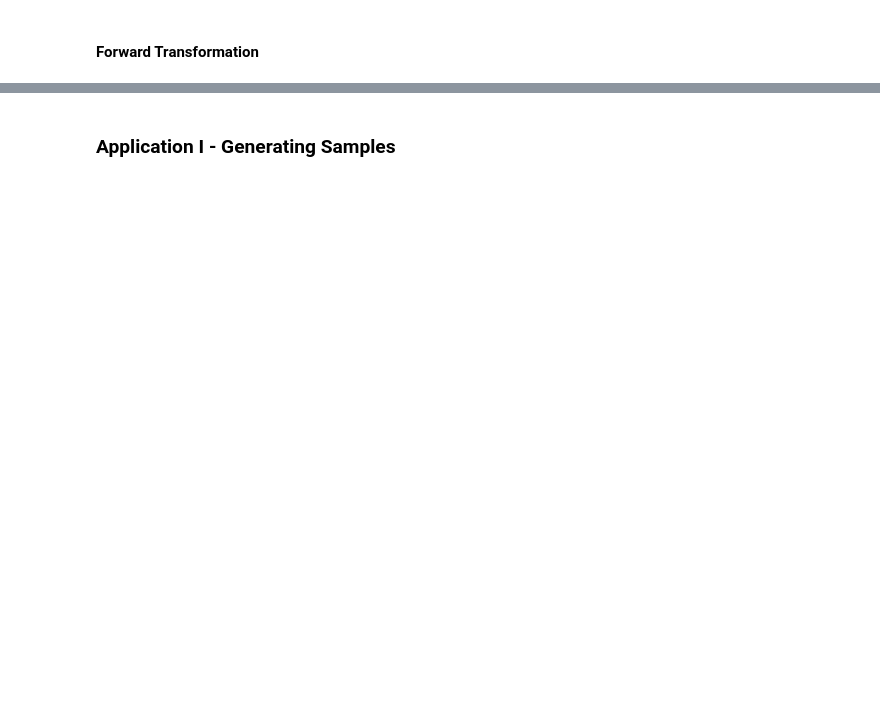
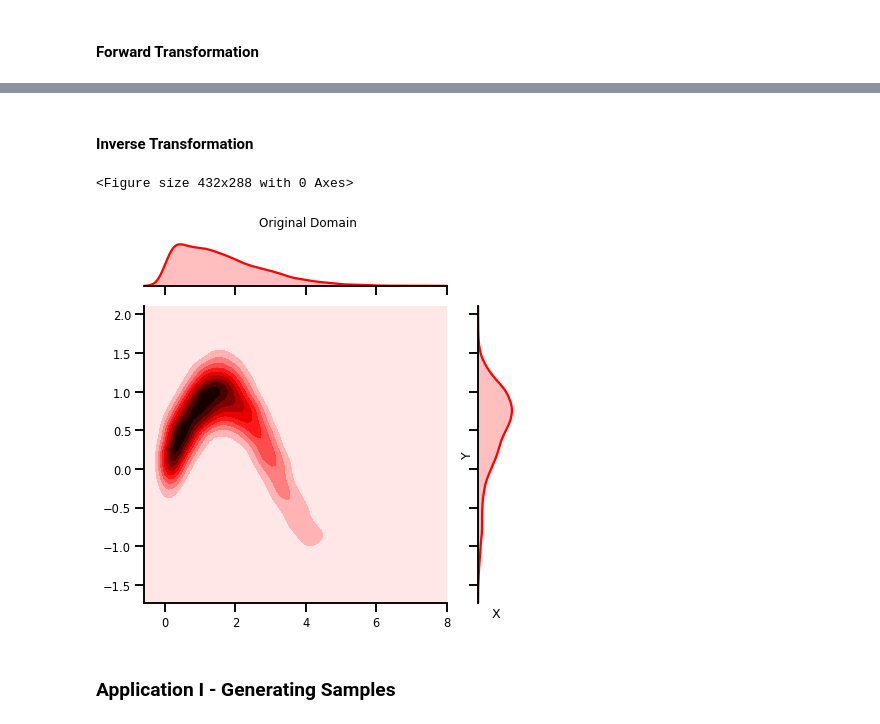
Before and after one commit to IPL-UV/rbig_jax, a Jupyter notebook: notebooks/parametric/1.0_Demo_GaussFlows.ipynb, the cells around one changed output, grey strips where cells are left out. Cells and saved outputs as stored; diff of their text form; code cells hidden in the pictures; blank space fills up the shorter version.

Commit message:
gaussianization flow wrapper. * better demo with GF * relegated extras to another notebook.

```diff
--- a/notebooks/parametric/1.0_Demo_GaussFlows.ipynb
+++ b/notebooks/parametric/1.0_Demo_GaussFlows.ipynb
@@ -133,12 +75,0 @@ plot_joint(z, "red", "Householder Reflections", kind='kde', logger=False)
-# %%
-from sklearn import datasets
-# data
-
-n_samples = 2_000
-n_features = 2
-
-# generate data
-# data = get_classic(n_samples)
-data = datasets.make_circles(n_samples=n_samples, noise=0.06, random_state=123, factor=0.6)[0]
-
-plot_joint(data, "red", "Data", kind='scatter', logger=False)
@@ -148,14 +76,13 @@ plot_joint(data, "red", "Data", kind='scatter', logger=False)
 # %%
-
-
 # model hyperparameters
 n_components = 20
 n_reflections = 2
 generator = objax.random.Generator(123)
 learn_temperature = False
+n_features = data.shape[1]
 
 # initialize model
-model = CompositeTransform([
+bijections = CompositeTransform([
     # Layer I
     MixtureGaussianCDF(n_features=n_features, n_components=n_components),
     Logit(learn_temperature=learn_temperature),
@@ -173,6 +100,12 @@ model = CompositeTransform([
     Logit(learn_temperature=learn_temperature),
     HouseHolder(n_features=n_features, n_reflections=n_reflections, generator=generator),
 ])
+
+# initialize base distribution
+base_dist = jax.scipy.stats.norm
+
+# initialize Model
+gf_model = GaussianizationFlow(n_features=n_features, bijections=bijections, base_dist=base_dist)
 # %% [markdown]
 #### Loss Function
 # %%
@@ -269,6 +196,6 @@ plt.plot(losses)
 #### Forward Transformation
 # %%
 # forward transformation
-z, logabsdet = model(np.array(data))
+z = gf_model.transform(np.array(data))
 # %%
 plot_joint(onp.array(z), "red", "Latent Domain", kind='kde', logger=False)
@@ -275,3 +205,13 @@ plot_joint(onp.array(z), "red", "Latent Domain", kind='kde', logger=False)
+# %% [markdown]
+#### Inverse Transformation
+# %%
+# forward transformation
+x_approx = gf_model.inverse_transform(z)
+# %%
+plot_joint(onp.array(x_approx), "red", "Original Domain", kind='kde', logger=False)
+# %% [output]
+<Figure size 432x288 with 0 Axes>
+[figure, added]
 # %% [markdown]
 ### Application I - Generating Samples
 # %%
```
Also changed, not shown: parts of 29 cells of this notebook, 3 other files.
